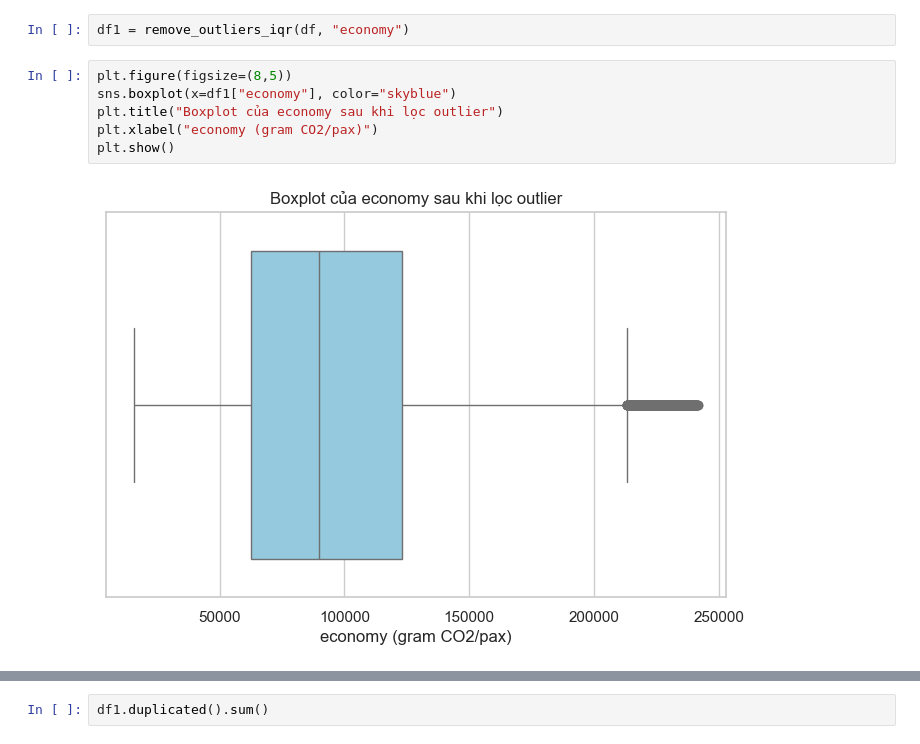
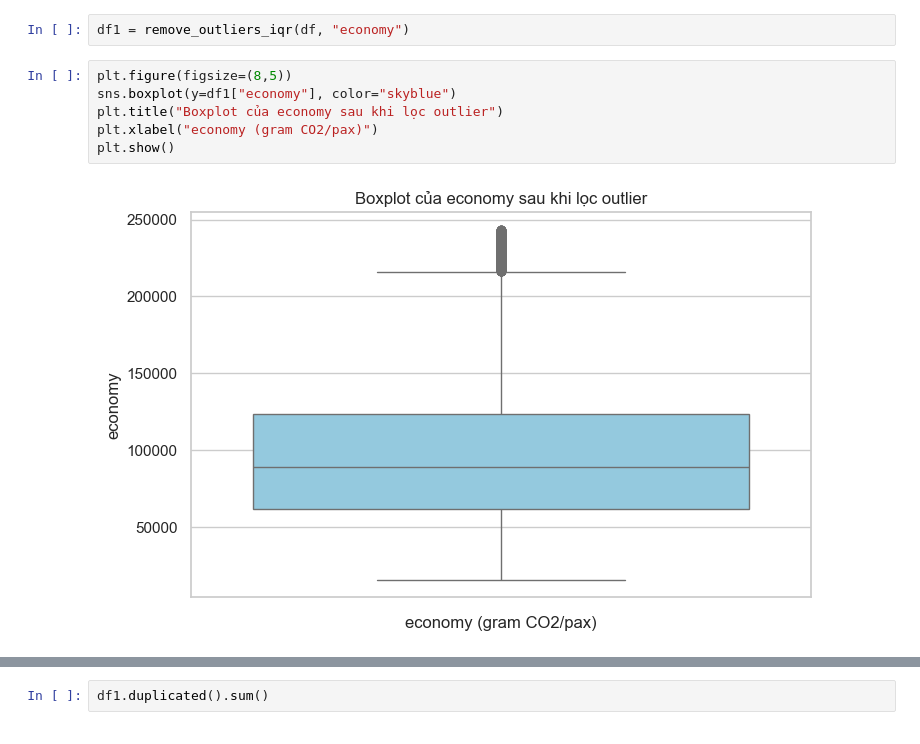
Before and after one commit to nmkhan9/dll, a Jupyter notebook: clean_data.ipynb, the cells around one changed output, grey strips where cells are left out. Drawn from its saved outputs; the diff is of its cells as text.

```diff
--- a/clean_data.ipynb
+++ b/clean_data.ipynb
@@ -62,12 +99,12 @@ def remove_outliers_iqr(df, column):
 df1 = remove_outliers_iqr(df, "economy")
 # %%
 plt.figure(figsize=(8,5))
-sns.boxplot(x=df1["economy"], color="skyblue")
+sns.boxplot(y=df1["economy"], color="skyblue")
 plt.title("Boxplot của economy sau khi lọc outlier")
 plt.xlabel("economy (gram CO2/pax)")
 plt.show()
 # %% [output]
-[figure, old version]
+[figure, new version]
 # %%
 df1.info()
 # %% [output]
```
Also changed, not shown: parts of 19 cells of this notebook, 4 other files.
